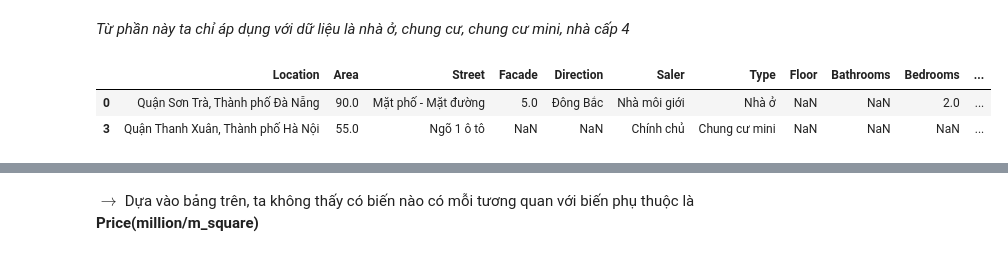
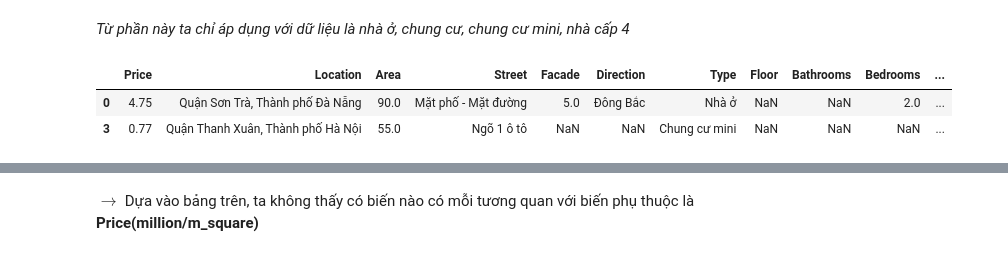
Before and after one commit to HieuTranV/DataVisualization, a Jupyter notebook: LabCK/Preprocessing.ipynb, the cells around one changed output, grey strips where cells are left out. Drawn from its saved outputs; the diff is of its cells as text; code cells hidden in the pictures.

```diff
--- a/LabCK/Preprocessing.ipynb
+++ b/LabCK/Preprocessing.ipynb
@@ -491,9 +500,9 @@ dtype: int64
 # %%
 types = ['Nhà ở', 'Chung cư', 'Chung cư mini', 'Nhà cấp 4']
 house = new_data.loc[(new_data['Type']).isin(types)]
-house.drop(['Price', 'Saler'], axis=1, inplace=True)
+house.drop(['Price(million/m_square)', 'Saler'], axis=1, inplace=True)
 house.head(2)
 # %% [output]
-|  | Location | Area | Street | Facade | Direction | Saler | Type | Floor | Bathrooms | Bedrooms | ... |
-| 0 | Quận Sơn Trà, Thành phố Đà Nẵng | 90.0 | Mặt phố - Mặt đường | 5.0 | Đông Bắc | Nhà môi giới | Nhà ở | NaN | NaN | 2.0 | ... |
-| 3 | Quận Thanh Xuân, Thành phố Hà Nội | 55.0 | Ngõ 1 ô tô | NaN | NaN | Chính chủ | Chung cư mini | NaN | NaN | NaN | ... |
+|  | Price | Location | Area | Street | Facade | Direction | Type | Floor | Bathrooms | Bedrooms | ... |
+| 0 | 4.75 | Quận Sơn Trà, Thành phố Đà Nẵng | 90.0 | Mặt phố - Mặt đường | 5.0 | Đông Bắc | Nhà ở | NaN | NaN | 2.0 | ... |
+| 3 | 0.77 | Quận Thanh Xuân, Thành phố Hà Nội | 55.0 | Ngõ 1 ô tô | NaN | NaN | Chung cư mini | NaN | NaN | NaN | ... |
```
Also changed, not shown: parts of 32 cells of this notebook.
